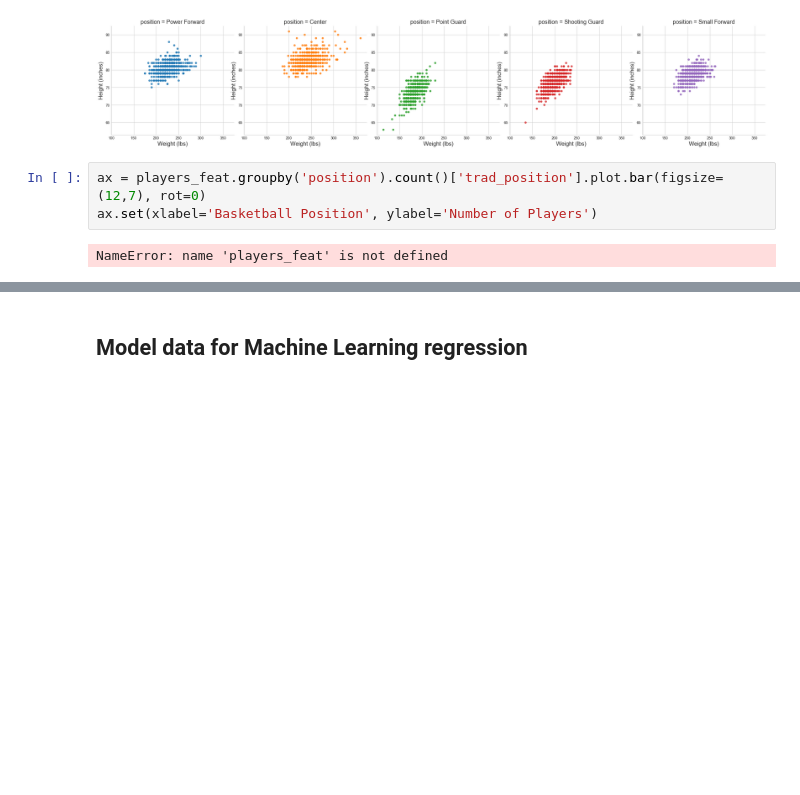
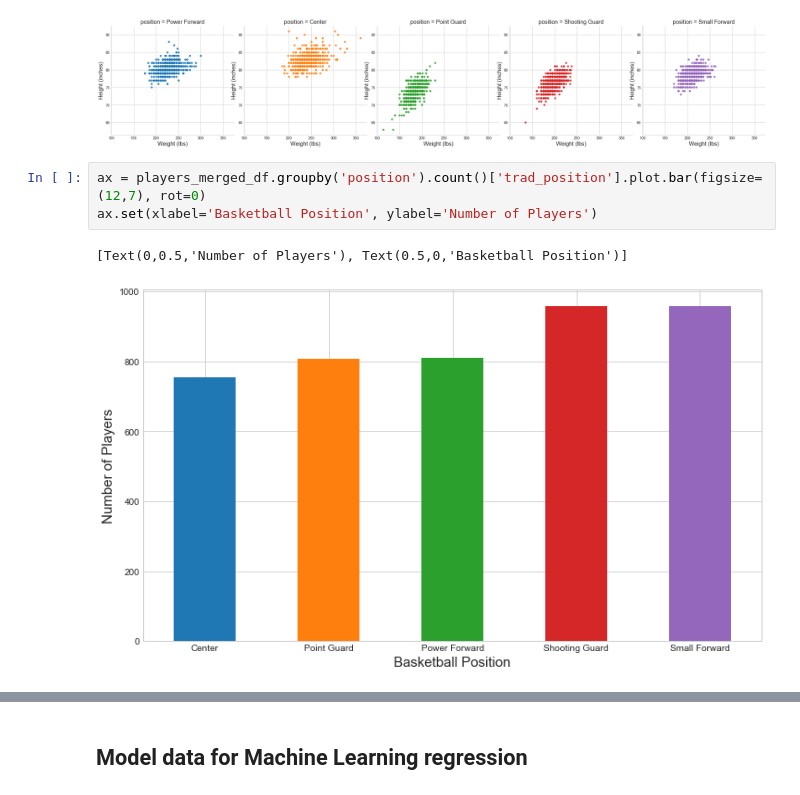
Before and after one commit to ymericson/NBA-player-info, a Jupyter notebook: NBA players stats.ipynb, the cells around one changed output, grey strips where cells are left out. Cells and saved outputs as stored; diff of their text form; blank space fills up the shorter version.

Commit message:
bar charts corrected

```diff
--- a/NBA players stats.ipynb
+++ b/NBA players stats.ipynb
@@ -73,10 +73,11 @@ ax.set(xlabel='Weight (lbs)', ylabel='Height (inches)')
 <seaborn.axisgrid.FacetGrid at 0x...>
 [figure]
 # %%
-ax = players_feat.groupby('position').count()['trad_position'].plot.bar(figsize=(12,7), rot=0)
+ax = players_merged_df.groupby('position').count()['trad_position'].plot.bar(figsize=(12,7), rot=0)
 ax.set(xlabel='Basketball Position', ylabel='Number of Players')
 # %% [output]
-NameError: name 'players_feat' is not defined
+[Text(0,0.5,'Number of Players'), Text(0.5,0,'Basketball Position')]
+[figure, added]
 # %%
 top_colleges = players_merged_df['college'].value_counts()[:20]
 top_colleges_df = pd.DataFrame(top_colleges)
```
Also changed, not shown: parts of 2 cells of this notebook.
